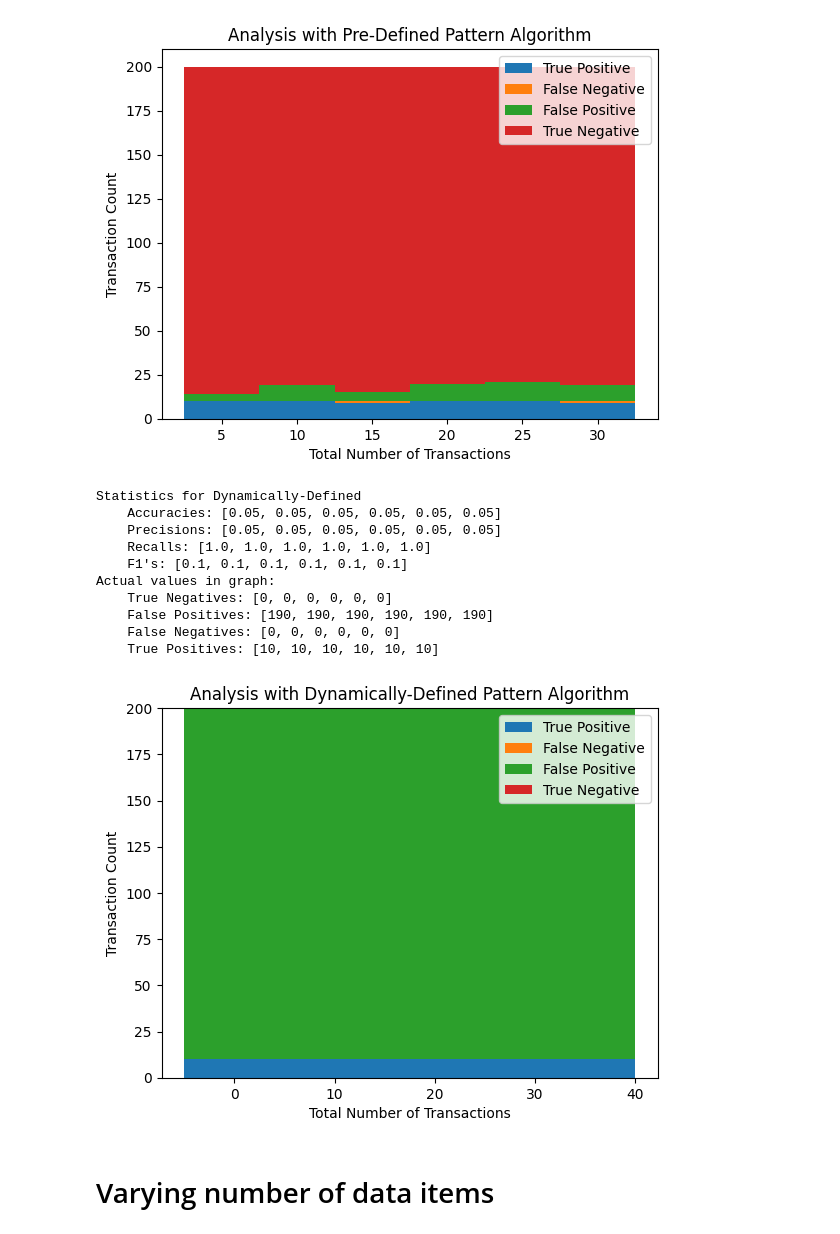
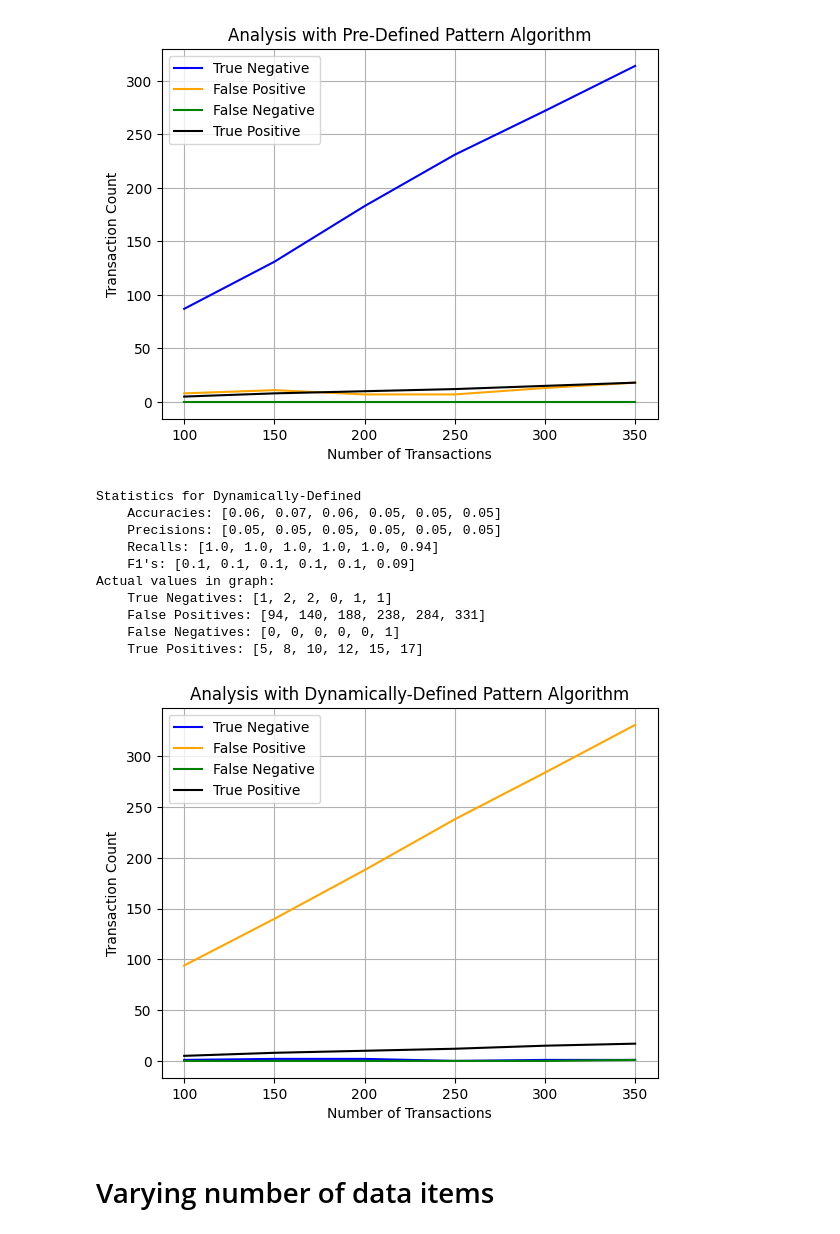
Before and after one commit to phamofanthony/Thesis-Code, a Jupyter notebook: algorithm_analysis.ipynb, the cells around one changed output. Saved outputs shown, nothing was run; the diff lists cells and outputs as text; code cells hidden in the pictures.

```diff
--- a/algorithm_analysis.ipynb
+++ b/algorithm_analysis.ipynb
@@ -19,8 +40,8 @@ import pandas as pd
 # %%
 #collect and organize data
-num_data_items = 8
-min_ops_per_transaction = 3
-max_ops_per_transaction = 5
+num_data_items = 100
+min_ops_per_transaction = 5
+max_ops_per_transaction = 10
 
 starting_index = 100
 increment_amount = 50
@@ -79,7 +100,7 @@ for i in range(num_groupings):
         recall = round((bad_flagged)/(bad_flagged + bad_nonflagged),2)
     else:
         recall = "NA, divide by 0"
-    if (isinstance(recall, float)) and (isinstance(precision, float)):
+    if not (recall==0.0 and precision==0.0) and ((isinstance(recall, float)) and (isinstance(precision, float))):
         F1 = round((2*(recall * precision))/(recall + precision),2)
     else:
         F1 = "NA, divide by 0"
@@ -114,7 +135,7 @@ for i in range(num_groupings):
         recall = round((bad_flagged)/(bad_flagged + bad_nonflagged),2)
     else:
         recall = "NA, divide by 0"
-    if (isinstance(recall, float)) and (isinstance(precision, float)):
+    if not (recall==0.0 and precision==0.0) and ((isinstance(recall, float)) and (isinstance(precision, float))):
         F1 = round((2*(recall * precision))/(recall + precision),2)
     else:
         F1 = "NA, divide by 0"
@@ -138,6 +147,7 @@ True Positives: [4, 3, 2, 3, 3, 6]
 # %%
 #graph the data
 
+#graph the data for pre-defined patterns
 df = pd.DataFrame(dict(
     True_Negative = predefined_good_nonflagged,
     False_Positive = predefined_good_flagged,
@@ -155,28 +165,9 @@ print(f"    False Positives: {predefined_good_flagged}")
 print(f"    False Negatives: {predefined_bad_nonflagged}")
 print(f"    True Positives: {predefined_bad_flagged}")
 
-# X-axis values
-x_values = x_axis_values
+draw_graph(x_axis_values, df, x_label="Number of Transactions", y_label="Transaction Count", title="Analysis with Pre-Defined Pattern Algorithm")
 
-# Bar width
-bar_width = 20
-
-# Plotting with thicker bars
-plt.bar(x_values, df['True_Positive'], width=bar_width, label='True Positive')
-plt.bar(x_values, df['False_Negative'], bottom=df['True_Positive'], width=bar_width, label='False Negative')
-plt.bar(x_values, df['False_Positive'], bottom=df['True_Positive'] + df['False_Negative'], width=bar_width, label='False Positive')
-plt.bar(x_values, df['True_Negative'], bottom=df['True_Positive'] + df['False_Negative'] + df['False_Positive'], width=bar_width, label='True Negative')
-
-# Adding labels and legend
-plt.xlabel('Total Number of Transactions')
-plt.ylabel('Transaction Count')
-plt.title('Analysis with Pre-Defined Pattern Algorithm')
-plt.legend()
-
-# Display the plot
-plt.show()
-
-#graph the data for no pre-defined patterns
+#graph the data for dynamically-defined patterns
 
 df = pd.DataFrame(dict(
     True_Negative = defined_good_nonflagged,
@@ -198,22 +189,6 @@ print(f"    True Positives: {defined_bad_flagged}")
 # X-axis values
 x_values = x_axis_values
 
-# Bar width
-bar_width = 20
-
-# Plotting with thicker bars
-plt.bar(x_values, df['True_Positive'], width=bar_width, label='True Positive')
-plt.bar(x_values, df['False_Negative'], bottom=df['True_Positive'], width=bar_width, label='False Negative')
-plt.bar(x_values, df['False_Positive'], bottom=df['True_Positive'] + df['False_Negative'], width=bar_width, label='False Positive')
-plt.bar(x_values, df['True_Negative'], bottom=df['True_Positive'] + df['False_Negative'] + df['False_Positive'], width=bar_width, label='True Negative')
-
-# Adding labels and legend
-plt.xlabel('Total Number of Transactions')
-plt.ylabel('Transaction Count')
-plt.title('Analysis with Dynamically-Defined Pattern Algorithm')
-plt.legend()
-
-# Display the plot
-plt.show()
+draw_graph(x_axis_values, df, x_label="Number of Transactions", y_label="Transaction Count", title="Analysis with Dynamically-Defined Pattern Algorithm")
 # %% [output]
 Statistics for Predefined
@@ -229,15 +204,15 @@ Actual values in graph:
-[figure, old version]
+[figure, new version]
 Statistics for Dynamically-Defined
-    Accuracies: [0.05, 0.05, 0.05, 0.05, 0.05, 0.05]
+    Accuracies: [0.06, 0.07, 0.06, 0.05, 0.05, 0.05]
     Precisions: [0.05, 0.05, 0.05, 0.05, 0.05, 0.05]
-    Recalls: [1.0, 1.0, 1.0, 1.0, 1.0, 1.0]
-    F1's: [0.1, 0.1, 0.1, 0.1, 0.1, 0.1]
+    Recalls: [1.0, 1.0, 1.0, 1.0, 1.0, 0.94]
+    F1's: [0.1, 0.1, 0.1, 0.1, 0.1, 0.09]
 Actual values in graph:
-    True Negatives: [0, 0, 0, 0, 0, 0]
-    False Positives: [190, 190, 190, 190, 190, 190]
-    False Negatives: [0, 0, 0, 0, 0, 0]
-    True Positives: [10, 10, 10, 10, 10, 10]
+    True Negatives: [1, 2, 2, 0, 1, 1]
+    False Positives: [94, 140, 188, 238, 284, 331]
+    False Negatives: [0, 0, 0, 0, 0, 1]
+    True Positives: [5, 8, 10, 12, 15, 17]
-[figure, old version]
+[figure, new version]
 # %% [markdown]
 # Varying number of data items
 # %%
```
Also changed, not shown: parts of 9 cells of this notebook, 1 other file.
